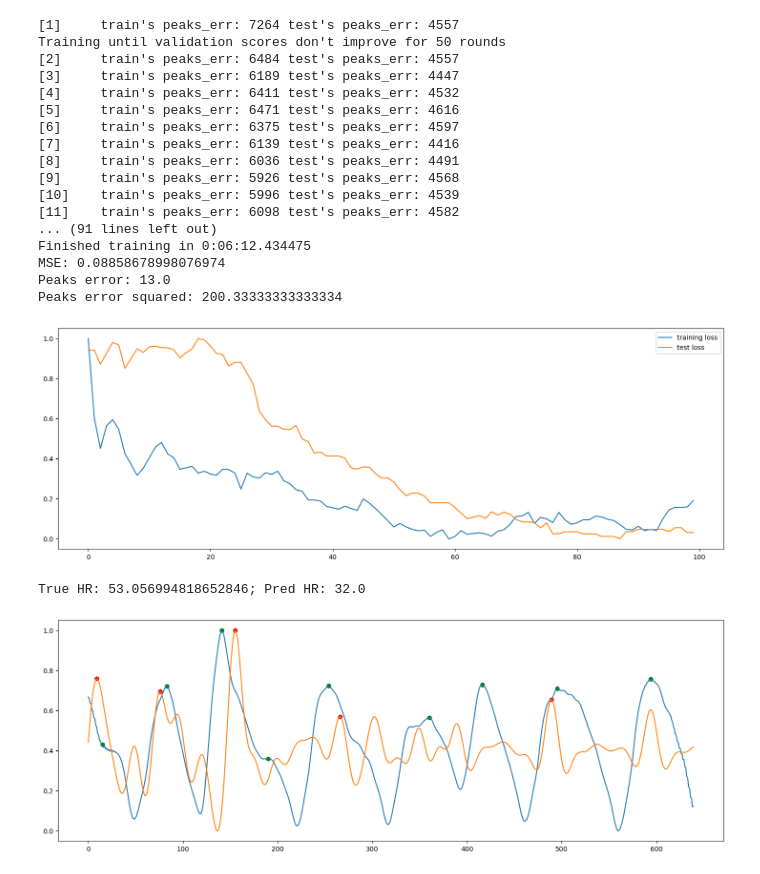
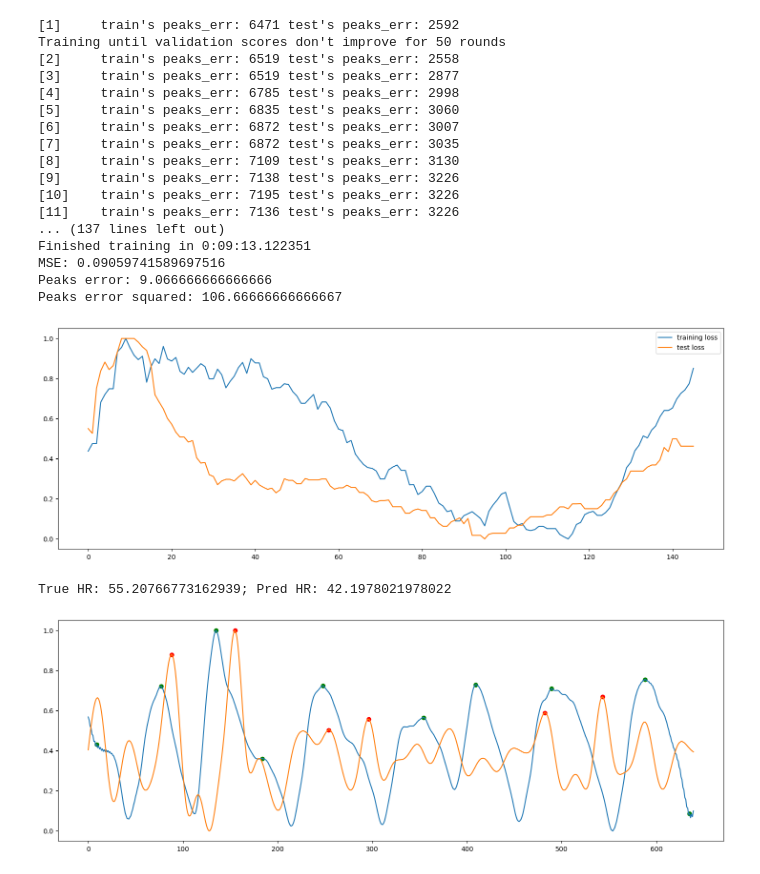
Before and after one commit to arnavpon/pydroid, a Jupyter notebook: example/android/app/src/main/python/pipeline-dev/pipeline-v1/ml.v6.ipynb, the cells around one changed output. Drawn from its saved outputs; the diff is of its cells as text; code cells hidden in the pictures.

```diff
--- a/example/android/app/src/main/python/pipeline-dev/pipeline-v1/ml.v6.ipynb
+++ b/example/android/app/src/main/python/pipeline-dev/pipeline-v1/ml.v6.ipynb
@@ -468,35 +468,35 @@ class MoodyGBM:
 # %%
 test_subject = 7
 test_subject_truth = truths[test_subject - 1]
 
-mod = MoodyGBM(truths, n_estimators = 100, loss_type = 'dtw', split_size = 960, excluded_subject = test_subject, model_type = 'gbdt', learning_rate = 0.01)
+mod = MoodyGBM(truths, n_estimators = 200, loss_type = 'dtw', split_size = 960, excluded_subject = test_subject, model_type = 'gbdt', learning_rate = 0.01)
 mod.fit()
 mse, hr_err, hr_err_sq = mod.eval()
 
 print(f'MSE: {mse}')
 print(f'Peaks error: {hr_err}')
 print(f'Peaks error squared: {hr_err_sq}')
 
 mod.plot_loss()
 # %% [output]
-[1]     train's peaks_err: 7264 test's peaks_err: 4557
+[1]     train's peaks_err: 6471 test's peaks_err: 2592
 Training until validation scores don't improve for 50 rounds
-[2]     train's peaks_err: 6484 test's peaks_err: 4557
-[3]     train's peaks_err: 6189 test's peaks_err: 4447
-[4]     train's peaks_err: 6411 test's peaks_err: 4532
-[5]     train's peaks_err: 6471 test's peaks_err: 4616
-[6]     train's peaks_err: 6375 test's peaks_err: 4597
-[7]     train's peaks_err: 6139 test's peaks_err: 4416
-[8]     train's peaks_err: 6036 test's peaks_err: 4491
-[9]     train's peaks_err: 5926 test's peaks_err: 4568
-[10]    train's peaks_err: 5996 test's peaks_err: 4539
-[11]    train's peaks_err: 6098 test's peaks_err: 4582
-... (91 lines left out)
-Finished training in 0:06:12.434475
-MSE: 0.08858678998076974
-Peaks error: 13.0
-Peaks error squared: 200.33333333333334
+[2]     train's peaks_err: 6519 test's peaks_err: 2558
+[3]     train's peaks_err: 6519 test's peaks_err: 2877
+[4]     train's peaks_err: 6785 test's peaks_err: 2998
+[5]     train's peaks_err: 6835 test's peaks_err: 3060
+[6]     train's peaks_err: 6872 test's peaks_err: 3007
+[7]     train's peaks_err: 6872 test's peaks_err: 3035
+[8]     train's peaks_err: 7109 test's peaks_err: 3130
+[9]     train's peaks_err: 7138 test's peaks_err: 3226
+[10]    train's peaks_err: 7195 test's peaks_err: 3226
+[11]    train's peaks_err: 7136 test's peaks_err: 3226
+... (137 lines left out)
+Finished training in 0:09:13.122351
+MSE: 0.09059741589697516
+Peaks error: 9.066666666666666
+Peaks error squared: 106.66666666666667
-[figure, old version]
+[figure, new version]
 # %%
 beg = 2000
 end = 2640
@@ -527,8 +527,8 @@ pred_hr = get_hr(pred_ibis)
 true_hr = get_hr(true_ibis)
 print(f'True HR: {true_hr}; Pred HR: {pred_hr}')
 # %% [output]
-True HR: 53.056994818652846; Pred HR: 32.0
+True HR: 55.20766773162939; Pred HR: 42.1978021978022
-[figure, old version]
+[figure, new version]
 # %%
 import numpy as np
 
```
